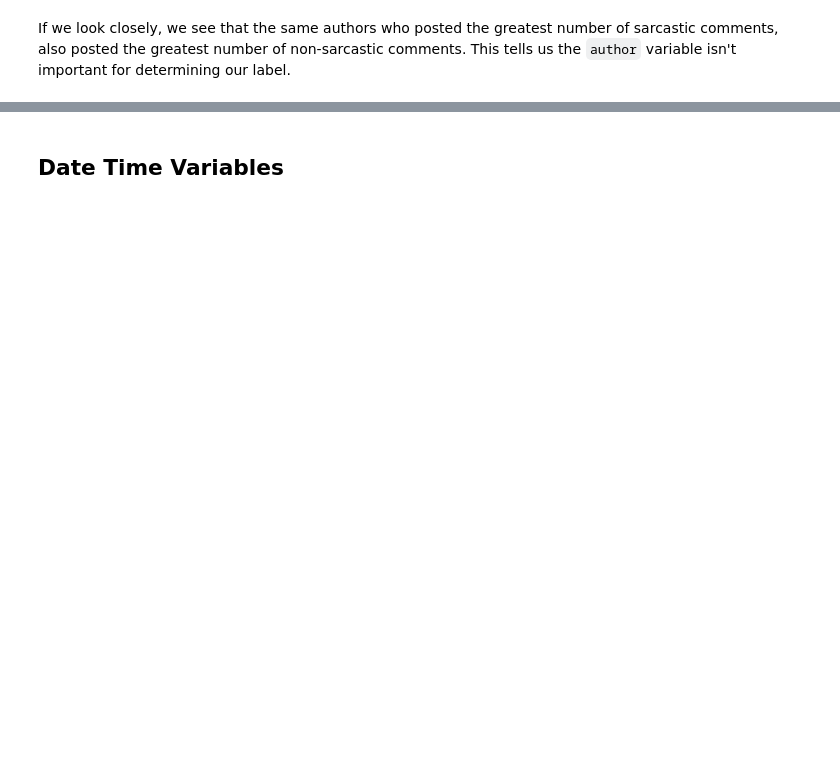
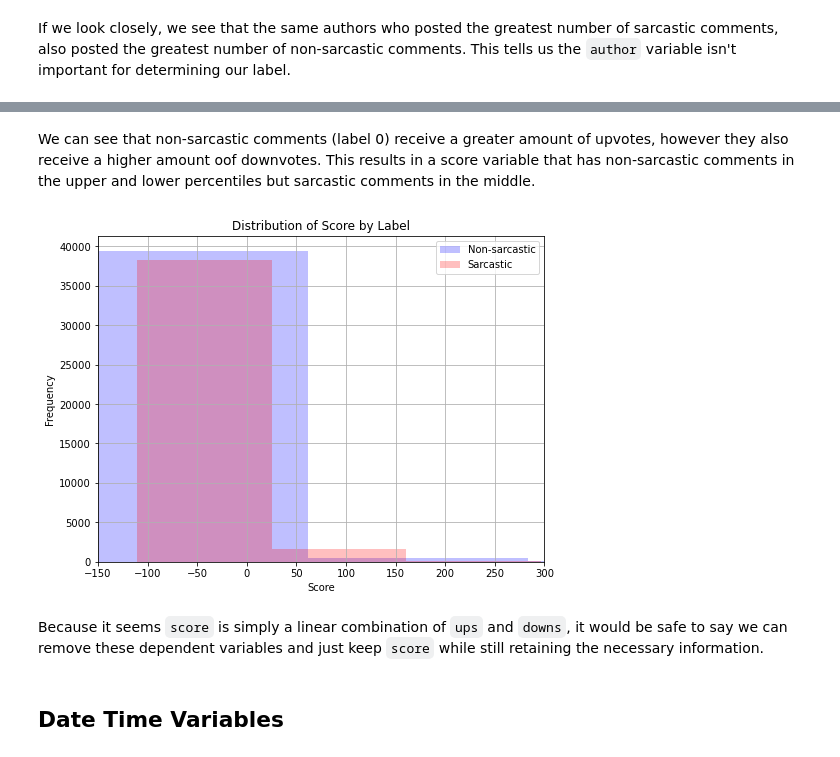
Before and after one commit to brianellis1997/Sarcasm_PySpark, a Jupyter notebook: Project_Test.ipynb, the cells around one changed output, grey strips where cells are left out. Saved outputs shown, nothing was run; the diff lists cells and outputs as text; code cells hidden in the pictures; blank space fills up the shorter version.

```diff
--- a/Project_Test.ipynb
+++ b/Project_Test.ipynb
@@ -534,3 +545,21 @@ If we look closely, we see that the same authors who posted the greatest number
+# %% [markdown]
+We can see that non-sarcastic comments (label 0) receive a greater amount of upvotes, however they also receive a higher amount oof downvotes. This results in a score variable that has non-sarcastic comments in the upper and lower percentiles but sarcastic comments in the middle.
+# %%
+# Plot histogram for 'score' column
+plt.figure(figsize=(8, 6))
+plt.hist(numeric_df.filter(numeric_df['label'] == 0).select('score').rdd.flatMap(lambda x: x).collect(), bins=20, color='blue', alpha=0.25, label='Non-sarcastic')
+plt.hist(numeric_df.filter(numeric_df['label'] == 1).select('score').rdd.flatMap(lambda x: x).collect(), bins=20, color='red', alpha=0.25, label='Sarcastic')
+plt.xlabel('Score')
+plt.ylabel('Frequency')
+plt.title('Distribution of Score by Label')
+plt.legend()
+plt.grid(True)
+plt.xlim(xmin=-150, xmax=300)  # Set the x-axis limits
+plt.show()
+# %% [output]
+[figure, added]
+# %% [markdown]
+Because it seems `score` is simply a linear combination of `ups` and `downs`, it would be safe to say we can remove these dependent variables and just keep `score` while still retaining the necessary information.
 # %% [markdown]
 ## Date Time Variables
 # %%
```
Also changed, not shown: parts of 25 cells of this notebook.
